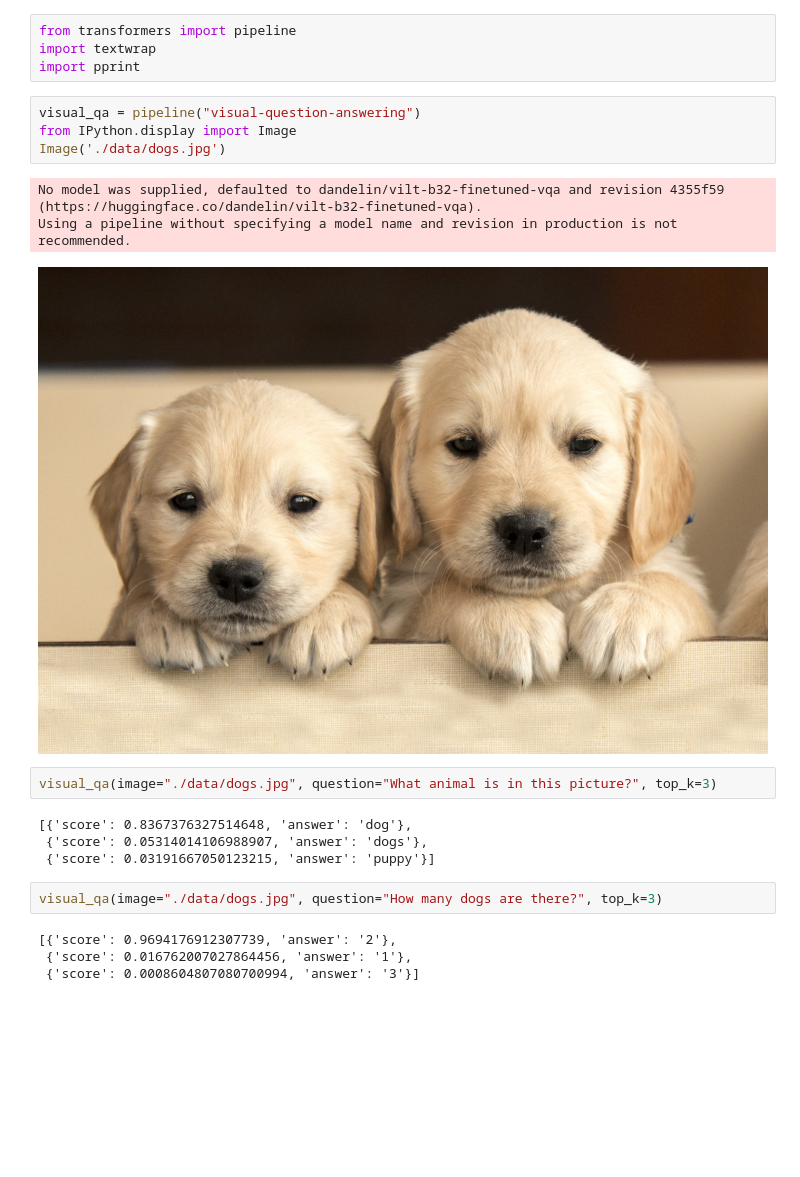
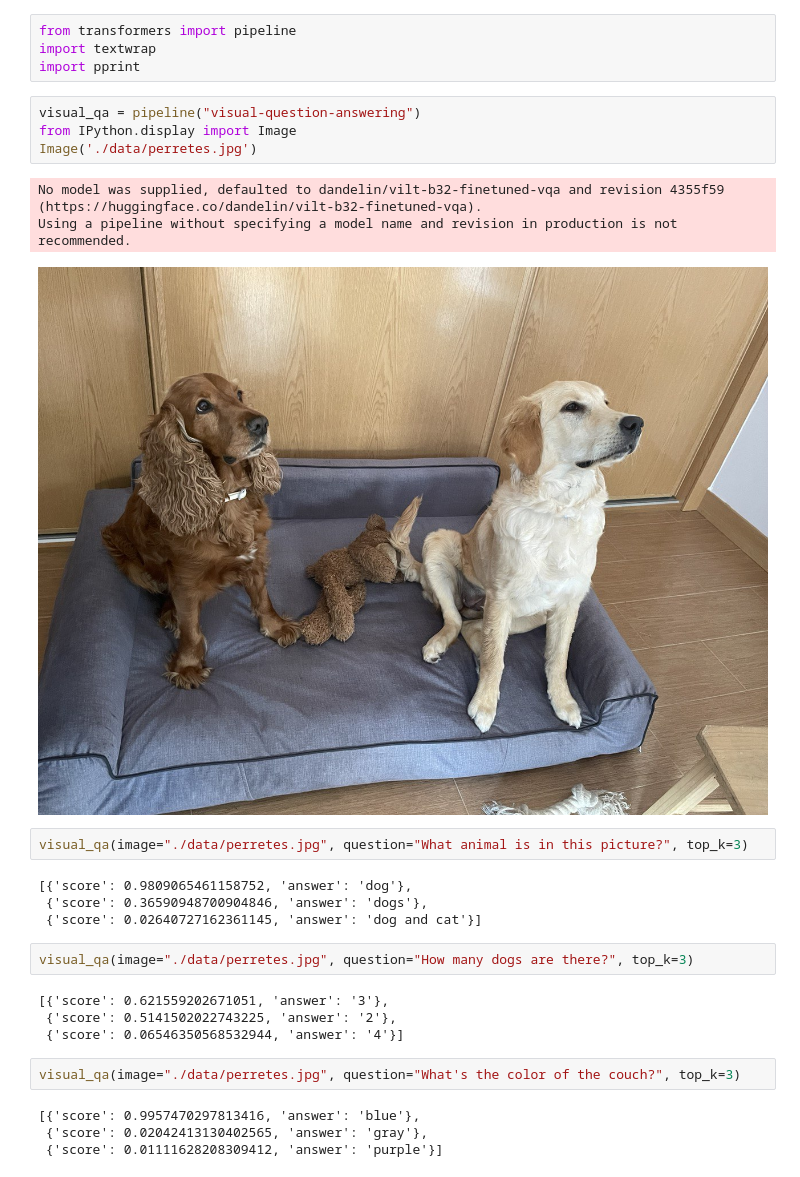
Before and after one commit to jesus-seijas-sp/workshopnlp, a Jupyter notebook: workshop_1_2.ipynb, the cells around one changed output. Drawn from its saved outputs; the diff is of its cells as text; blank space fills up the shorter version.

```diff
--- a/workshop_1_2.ipynb
+++ b/workshop_1_2.ipynb
@@ -8,20 +8,26 @@ import pprint
 # %%
 visual_qa = pipeline("visual-question-answering")
 from IPython.display import Image
-Image('./data/dogs.jpg')
+Image('./data/perretes.jpg')
 # %% [output]
 No model was supplied, defaulted to dandelin/vilt-b32-finetuned-vqa and revision 4355f59 (https://huggingface.co/dandelin/vilt-b32-finetuned-vqa).
 Using a pipeline without specifying a model name and revision in production is not recommended.
-[figure, old version]
+[figure, new version]
 # %%
-visual_qa(image="./data/dogs.jpg", question="What animal is in this picture?", top_k=3)
+visual_qa(image="./data/perretes.jpg", question="What animal is in this picture?", top_k=3)
 # %% [output]
-[{'score': 0.8367376327514648, 'answer': 'dog'},
- {'score': 0.05314014106988907, 'answer': 'dogs'},
- {'score': 0.03191667050123215, 'answer': 'puppy'}]
+[{'score': 0.9809065461158752, 'answer': 'dog'},
+ {'score': 0.36590948700904846, 'answer': 'dogs'},
+ {'score': 0.02640727162361145, 'answer': 'dog and cat'}]
 # %%
-visual_qa(image="./data/dogs.jpg", question="How many dogs are there?", top_k=3)
+visual_qa(image="./data/perretes.jpg", question="How many dogs are there?", top_k=3)
 # %% [output]
-[{'score': 0.9694176912307739, 'answer': '2'},
- {'score': 0.016762007027864456, 'answer': '1'},
- {'score': 0.0008604807080700994, 'answer': '3'}]
+[{'score': 0.621559202671051, 'answer': '3'},
+ {'score': 0.5141502022743225, 'answer': '2'},
+ {'score': 0.06546350568532944, 'answer': '4'}]
+# %%
+visual_qa(image="./data/perretes.jpg", question="What's the color of the couch?", top_k=3)
+# %% [output]
+[{'score': 0.9957470297813416, 'answer': 'blue'},
+ {'score': 0.02042413130402565, 'answer': 'gray'},
+ {'score': 0.01111628208309412, 'answer': 'purple'}]
```
Also changed, not shown: parts of 2 cells of this notebook, 1 other file.
